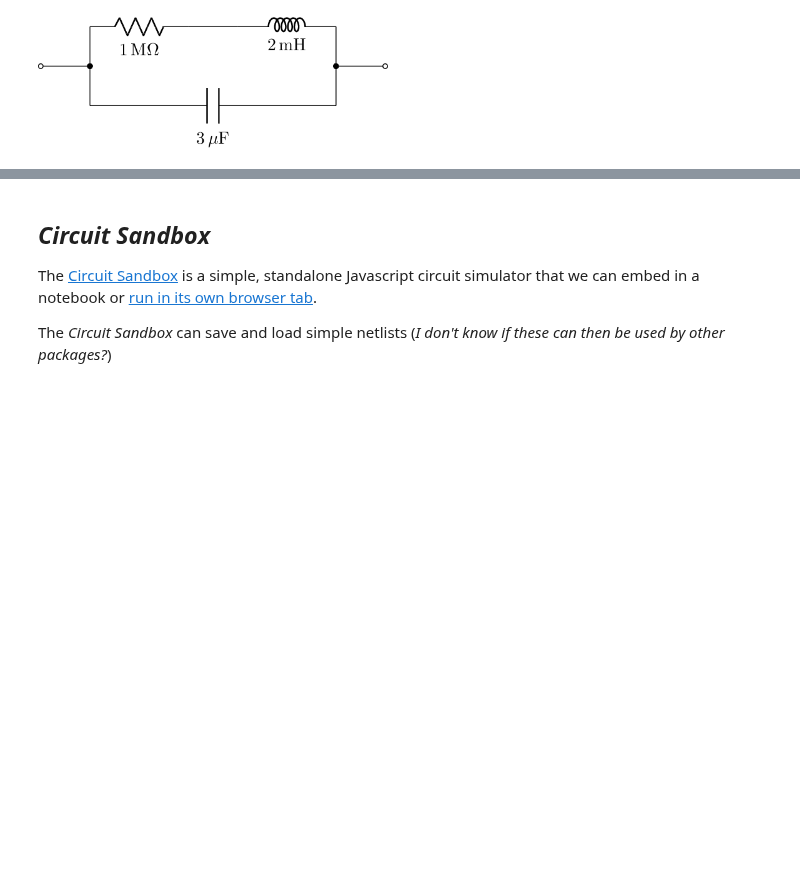
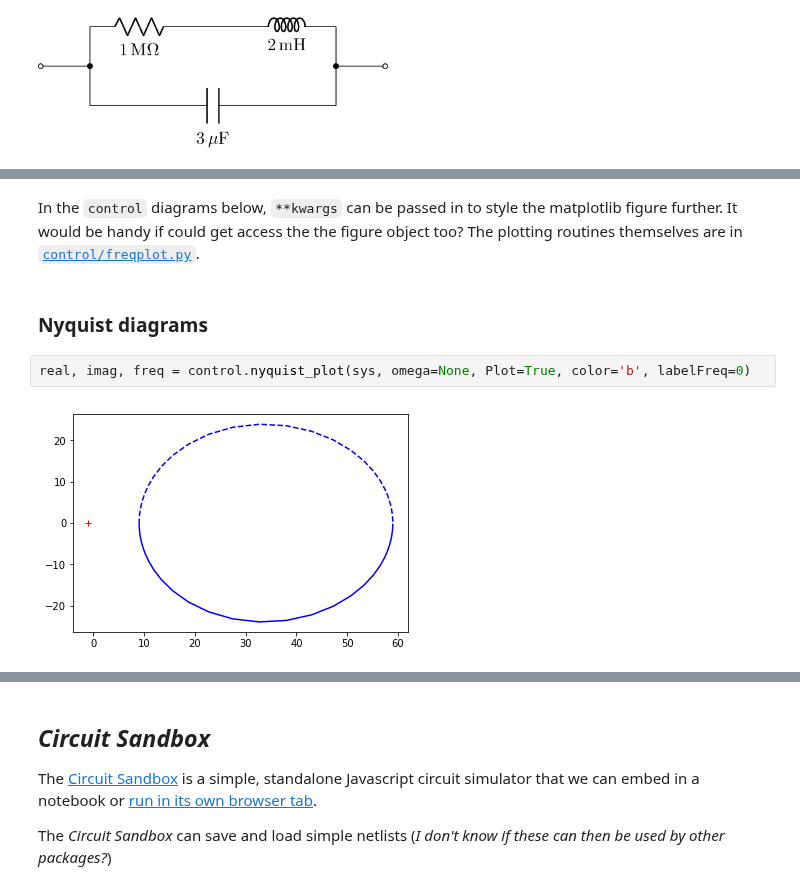
Before and after one commit to psychemedia/showntell, a Jupyter notebook: index_electronics.ipynb, the cells around one changed output, grey strips where cells are left out. Drawn from its saved outputs; the diff is of its cells as text; blank space fills up the shorter version.

```diff
--- a/index_electronics.ipynb
+++ b/index_electronics.ipynb
@@ -268,0 +353,8 @@ cct2.draw()
+# %% [markdown]
+In the `control` diagrams below, `**kwargs` can be passed in to style the matplotlib figure further. It would be handy if could get access the the figure object too? The plotting routines themselves are in [`control/freqplot.py`](https://github.com/python-control/python-control/blob/master/control/freqplot.py).
+# %% [markdown]
+### Nyquist diagrams
+# %%
+real, imag, freq = control.nyquist_plot(sys, omega=None, Plot=True, color='b', labelFreq=0)
+# %% [output]
+[figure, added]
```
Also changed, not shown: parts of 9 cells of this notebook.
